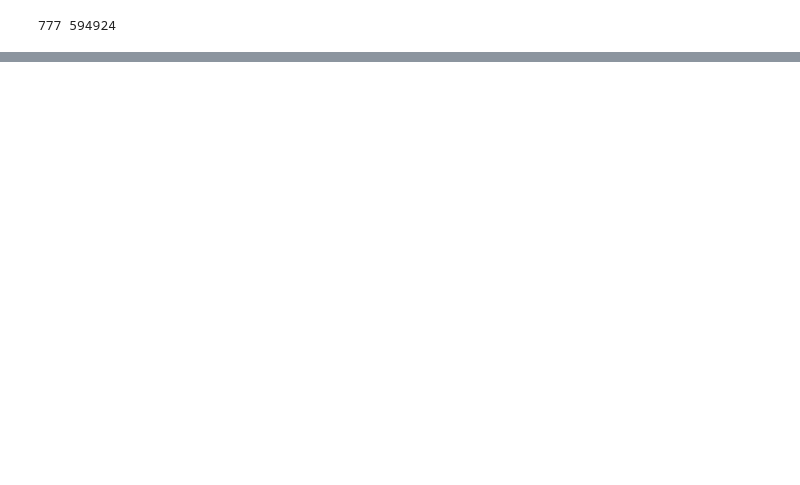
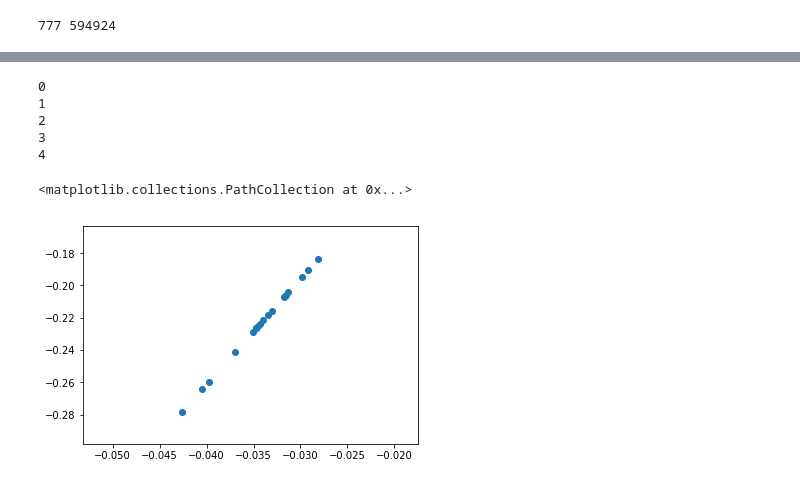
Before and after one commit to ChiChunLiu/pcshrink, a Jupyter notebook: notebooks/naive-holdout-method.ipynb, the cells around one changed output, grey strips where cells are left out. Saved outputs shown, nothing was run; the diff lists cells and outputs as text; code cells hidden in the pictures; blank space fills up the shorter version.

Commit message:
added naive holdout approach

```diff
--- a/notebooks/naive-holdout-method.ipynb
+++ b/notebooks/naive-holdout-method.ipynb
@@ -52 +102,30 @@ L = L / np.linalg.norm(L, axis=0, ord=2)
+# %%
+%%time
+K = 10
+q = data.n
+L_proj = np.empty((q, K))
+for i in range(q):
+
+    print(i)
+
+    idx = np.ones(data.n, dtype="bool")
+    idx[i] = False
+
+    z = Z[:, i]
+    Z_train = Z[:, idx]
+
+    L_proj[i, :] = holdout_pca(z, Z_train, K)
+# %% [output]
+0
+1
+2
+3
+4
+# %%
+L_proj = L_proj / np.linalg.norm(L_proj, axis=0, ord=2)
+# %%
+plt.scatter(L[:20, 0], L_proj[:,0])
+# %% [output]
+<matplotlib.collections.PathCollection at 0x...>
+[figure, added]
 # %%
```
Also changed, not shown: parts of 22 cells of this notebook, 1 other file.
